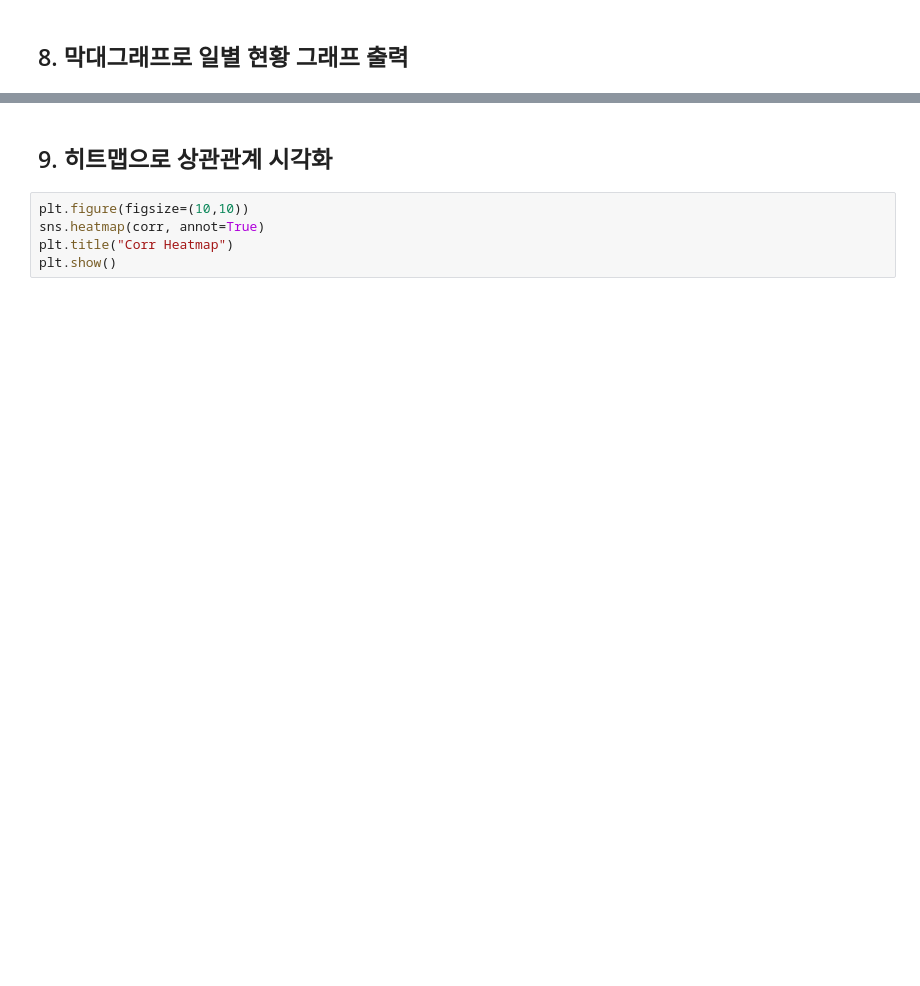
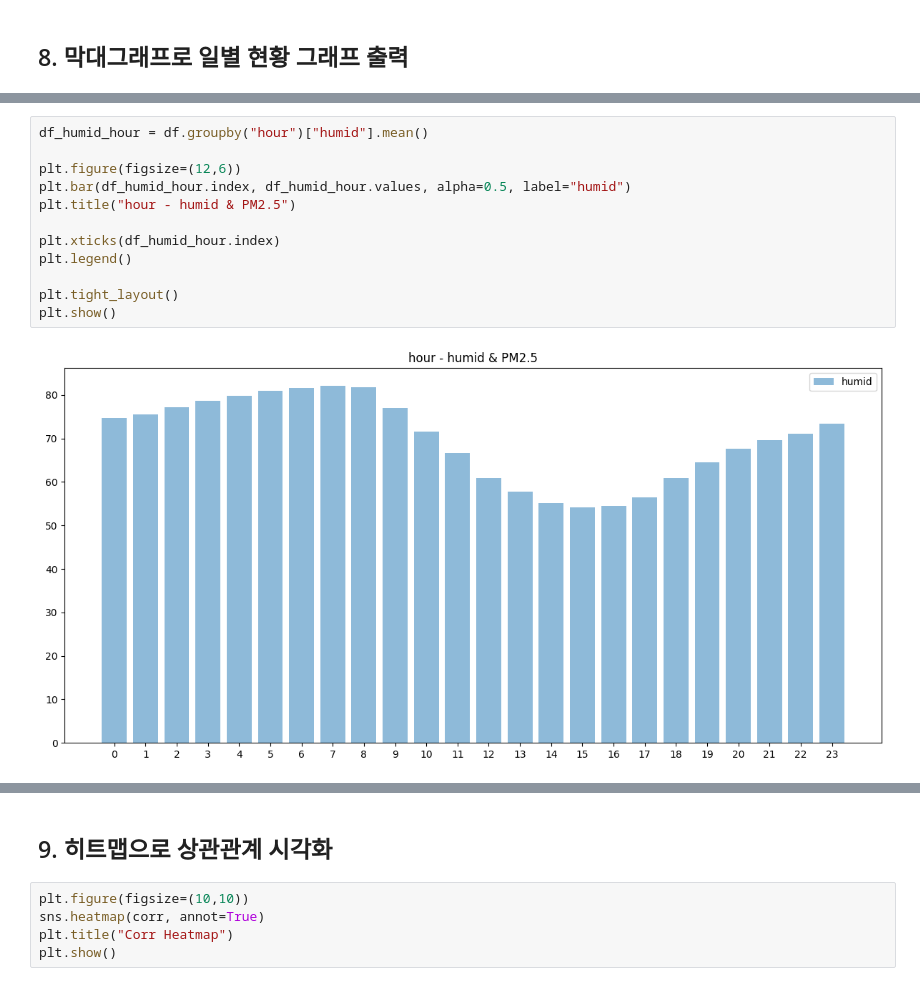
Before and after one commit to WaltDev29/Course_AI_Data_Preprocessing, a Jupyter notebook: Python/final_exam/final_exam.ipynb, the cells around one changed output, grey strips where cells are left out. Cells and saved outputs as stored; diff of their text form; blank space fills up the shorter version.

```diff
--- a/Python/final_exam/final_exam.ipynb
+++ b/Python/final_exam/final_exam.ipynb
@@ -213,0 +339,14 @@ plt.show()
+# %%
+df_humid_hour = df.groupby("hour")["humid"].mean()
+
+plt.figure(figsize=(12,6))
+plt.bar(df_humid_hour.index, df_humid_hour.values, alpha=0.5, label="humid")
+plt.title("hour - humid & PM2.5")
+
+plt.xticks(df_humid_hour.index)
+plt.legend()
+
+plt.tight_layout()
+plt.show()
+# %% [output]
+[figure, added]
```
Also changed, not shown: parts of 21 cells of this notebook, 1 other file.
